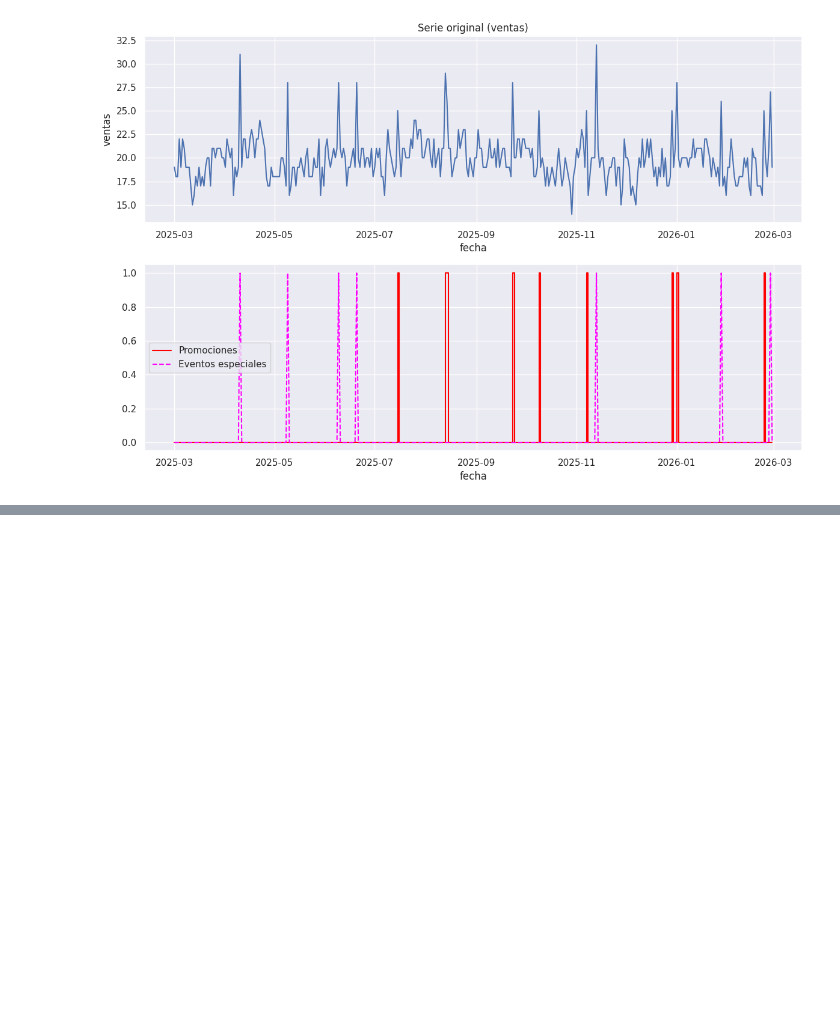
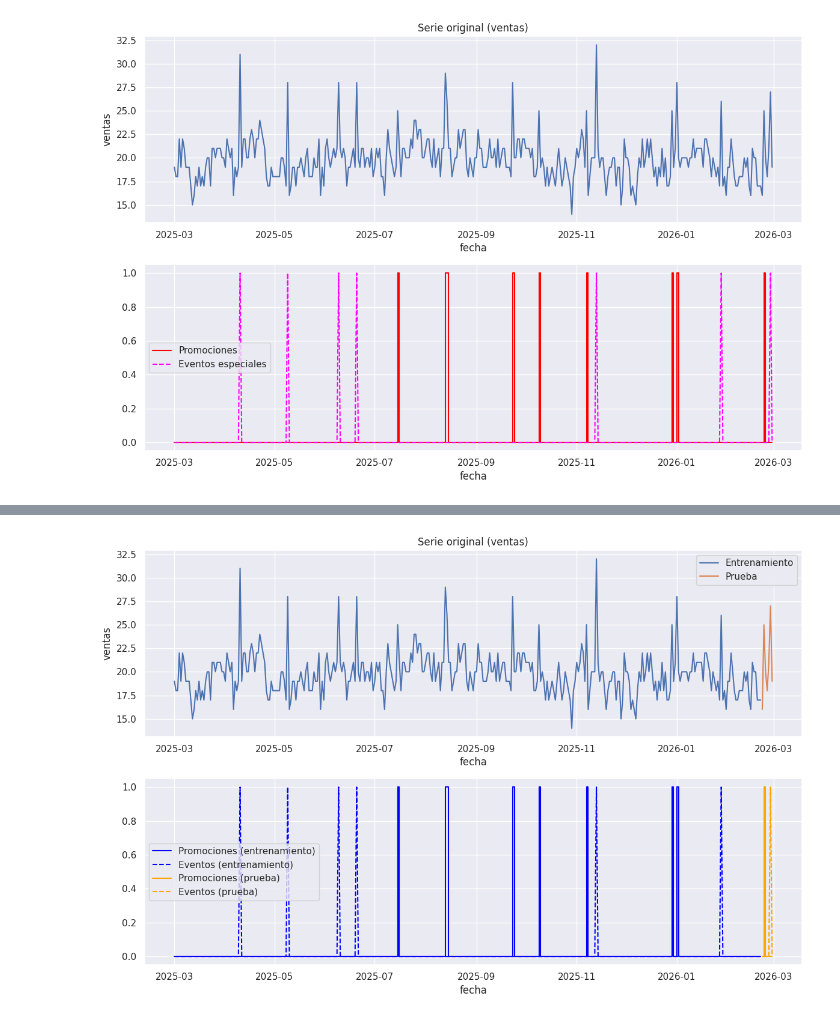
Before and after one commit to JairRamosG/Series_de_Tiempo, a Jupyter notebook: 08_ARIMAX/ARIMAX.ipynb, the cells around one changed output, grey strips where cells are left out. Drawn from its saved outputs; the diff is of its cells as text; code cells hidden in the pictures; blank space fills up the shorter version.

Commit message:
Set de entrenamiento y pruebas

```diff
--- a/08_ARIMAX/ARIMAX.ipynb
+++ b/08_ARIMAX/ARIMAX.ipynb
@@ -78,0 +88,28 @@ plt.tight_layout();
+# %%
+# Entrenamiento y prueba
+df_train = df[:-7].copy()
+df_test = df[-7:].copy() # Últimos 7 días de prueba
+
+# Graficar
+fig, axs = plt.subplots(2,1,figsize=(12,8))
+
+# Serie
+sns.lineplot(df_train, x="ds", y="y", ax=axs[0], label='Entrenamiento')
+sns.lineplot(df_test, x="ds", y="y", ax=axs[0], label='Prueba')
+axs[0].set_title('Serie original (ventas)')
+axs[0].set_xlabel('fecha')
+axs[0].set_ylabel('ventas')
+
+# Variables exógenas
+axs[1].plot(df_train["ds"], df_train["promociones"], label="Promociones (entrenamiento)", color='blue', drawstyle="steps-post")
+axs[1].plot(df_train["ds"], df_train["eventos"], label="Eventos (entrenamiento)", color='blue', linestyle='--')
+
+axs[1].plot(df_test["ds"], df_test["promociones"], label="Promociones (prueba)", color='orange', drawstyle="steps-post")
+axs[1].plot(df_test["ds"], df_test["eventos"], label="Eventos (prueba)", color='orange', linestyle='--')
+
+axs[1].set_xlabel('fecha')
+axs[1].legend()
+
+plt.tight_layout()
+# %% [output]
+[figure, added]
```
Also changed, not shown: parts of 2 cells of this notebook.
